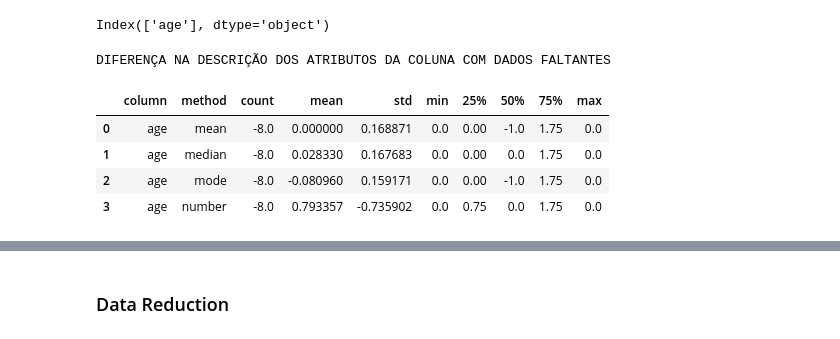
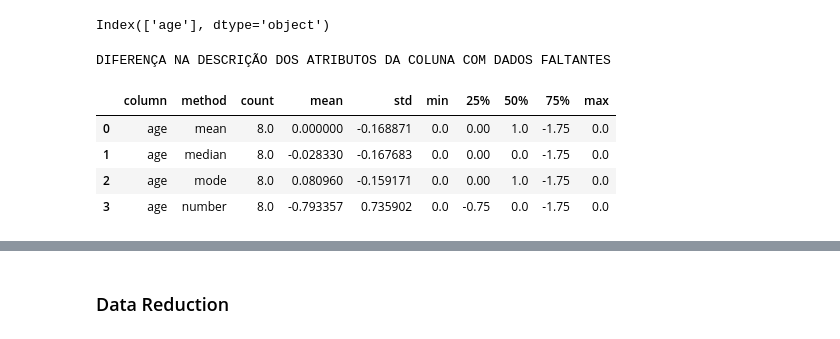
Before and after one commit to giovannaFantacini/KDD_DatasetDermatology, a Jupyter notebook: Mineracao.ipynb, the cells around one changed output, grey strips where cells are left out. Drawn from its saved outputs; the diff is of its cells as text; code cells hidden in the pictures.

```diff
--- a/Mineracao.ipynb
+++ b/Mineracao.ipynb
@@ -178,42 +205,42 @@ fill_methods = ['mean', 'median', 'mode', 'number']
 description_dict = {'column': [], 'method': [], 'count': [], 'mean': [], 'std': [], 'min': [], '25%': [],
                     '50%': [], '75%': [], 'max': [], 'count': []}
 
 # Loop sobre cada coluna com valores faltantes
 for c in columns_missing_value:
         for method in fill_methods:
 
             # Fazer uma cópia do DataFrame original para cada método de preenchimento
             df_copy = df_original.copy()
 
             # Preencher valores faltantes com o método atual
             UpdateMissingValues(df_copy, c, method)
 
             # Calcular a descrição estatística antes do tratamento
             description_before = df_original['age'].describe()
 
             # Calcular a descrição estatística após o tratamento
             description_after = df_copy['age'].describe()
 
             # Adicionar as descrições ao dicionário
             description_dict['column'].append(c)
             description_dict['method'].append(method)
-            description_dict['count'].append(description_before['count'].astype(float) - description_after['count'].astype(float))
-            description_dict['mean'].append(description_before['mean'].astype(float) - description_after['mean'].astype(float))
-            description_dict['std'].append(description_before['std'].astype(float) - description_after['std'].astype(float))
-            description_dict['min'].append(description_before['min'].astype(float) - description_after['min'].astype(float))
-            description_dict['25%'].append(description_before['25%'].astype(float) - description_after['25%'].astype(float))
-            description_dict['50%'].append(description_before['50%'].astype(float) - description_after['50%'].astype(float))
-            description_dict['75%'].append(description_before['75%'].astype(float) - description_after['75%'].astype(float))
-            description_dict['max'].append(description_before['max'].astype(float) - description_after['max'].astype(float))
+            description_dict['count'].append(description_after['count'].astype(float) - description_before['count'].astype(float))
+            description_dict['mean'].append(description_after['mean'].astype(float) - description_before['mean'].astype(float))
+            description_dict['std'].append(description_after['std'].astype(float) - description_before['std'].astype(float))
+            description_dict['min'].append(description_after['min'].astype(float) - description_before['min'].astype(float))
+            description_dict['25%'].append(description_after['25%'].astype(float) - description_before['25%'].astype(float))
+            description_dict['50%'].append(description_after['50%'].astype(float) - description_before['50%'].astype(float))
+            description_dict['75%'].append(description_after['75%'].astype(float) - description_before['75%'].astype(float))
+            description_dict['max'].append(description_after['max'].astype(float) - description_before['max'].astype(float))
 
 # Criar DataFrame a partir do dicionário
 print('DIFERENÇA NA DESCRIÇÃO DOS ATRIBUTOS DA COLUNA COM DADOS FALTANTES')
 description_df = pd.DataFrame(description_dict)
 display(description_df)
 # %% [output]
 DIFERENÇA NA DESCRIÇÃO DOS ATRIBUTOS DA COLUNA COM DADOS FALTANTES
 |  | column | method | count | mean | std | min | 25% | 50% | 75% | max |
-| 0 | age | mean | -8.0 | 0.000000 | 0.168871 | 0.0 | 0.00 | -1.0 | 1.75 | 0.0 |
-| 1 | age | median | -8.0 | 0.028330 | 0.167683 | 0.0 | 0.00 | 0.0 | 1.75 | 0.0 |
-| 2 | age | mode | -8.0 | -0.080960 | 0.159171 | 0.0 | 0.00 | -1.0 | 1.75 | 0.0 |
-| 3 | age | number | -8.0 | 0.793357 | -0.735902 | 0.0 | 0.75 | 0.0 | 1.75 | 0.0 |
+| 0 | age | mean | 8.0 | 0.000000 | -0.168871 | 0.0 | 0.00 | 1.0 | -1.75 | 0.0 |
+| 1 | age | median | 8.0 | -0.028330 | -0.167683 | 0.0 | 0.00 | 0.0 | -1.75 | 0.0 |
+| 2 | age | mode | 8.0 | 0.080960 | -0.159171 | 0.0 | 0.00 | 1.0 | -1.75 | 0.0 |
+| 3 | age | number | 8.0 | -0.793357 | 0.735902 | 0.0 | -0.75 | 0.0 | -1.75 | 0.0 |
```
Also changed, not shown: parts of 13 cells of this notebook.
